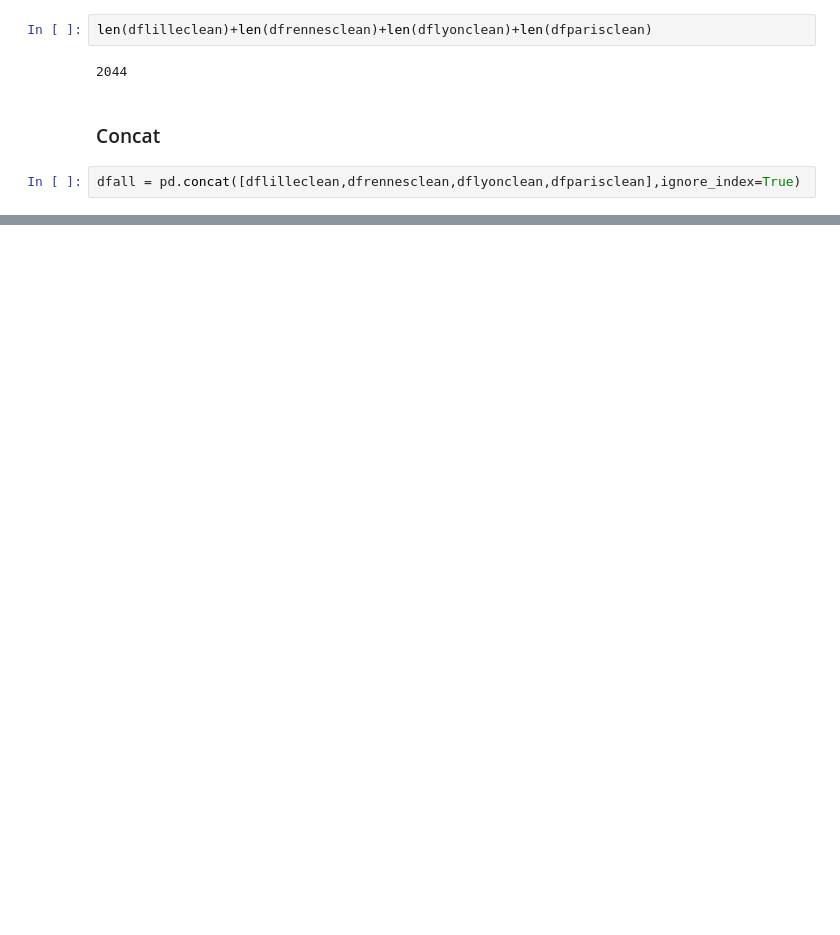
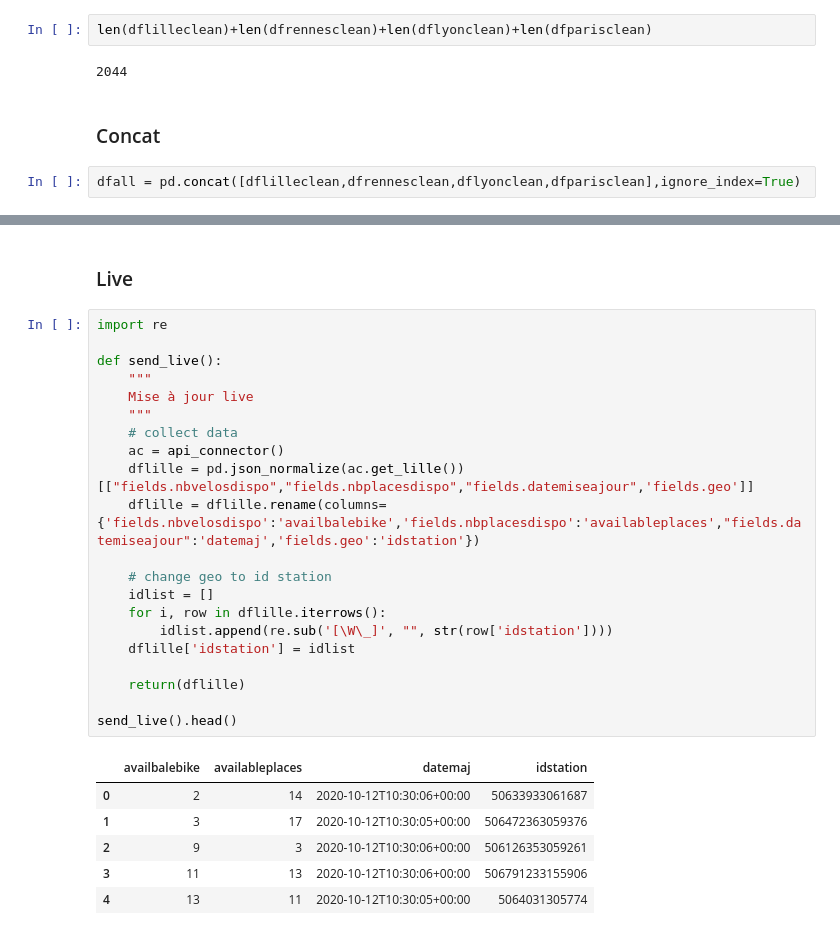
Before and after one commit to AlexandreVerept/velomongoISENVereptGreff, a Jupyter notebook: testsJupyter/test_jupyter.ipynb, the cells around one changed output, grey strips where cells are left out. Drawn from its saved outputs; the diff is of its cells as text; blank space fills up the shorter version.

Commit message:
ajout fonction live
ajout de la fonction qui va chercher les information de lille en live

```diff
--- a/testsJupyter/test_jupyter.ipynb
+++ b/testsJupyter/test_jupyter.ipynb
@@ -310,0 +311,30 @@ dfall.head()
+# %% [markdown]
+### Live
+# %%
+import re
+
+def send_live():
+    """
+    Mise à jour live
+    """
+    # collect data
+    ac = api_connector()
+    dflille = pd.json_normalize(ac.get_lille())[["fields.nbvelosdispo","fields.nbplacesdispo","fields.datemiseajour",'fields.geo']]
+    dflille = dflille.rename(columns={'fields.nbvelosdispo':'availbalebike','fields.nbplacesdispo':'availableplaces',"fields.datemiseajour":'datemaj','fields.geo':'idstation'})
+
+    # change geo to id station
+    idlist = []
+    for i, row in dflille.iterrows():
+        idlist.append(re.sub('[\W\_]', "", str(row['idstation'])))
+    dflille['idstation'] = idlist
+
+    return(dflille)
+
+send_live().head()
+# %% [output]
+|  | availbalebike | availableplaces | datemaj | idstation |
+| 0 | 2 | 14 | 2020-10-12T10:30:06+00:00 | 50633933061687 |
+| 1 | 3 | 17 | 2020-10-12T10:30:05+00:00 | 506472363059376 |
+| 2 | 9 | 3 | 2020-10-12T10:30:06+00:00 | 506126353059261 |
+| 3 | 11 | 13 | 2020-10-12T10:30:06+00:00 | 506791233155906 |
+| 4 | 13 | 11 | 2020-10-12T10:30:05+00:00 | 5064031305774 |
```
Also changed, not shown: parts of 6 cells of this notebook, 1 other file.
